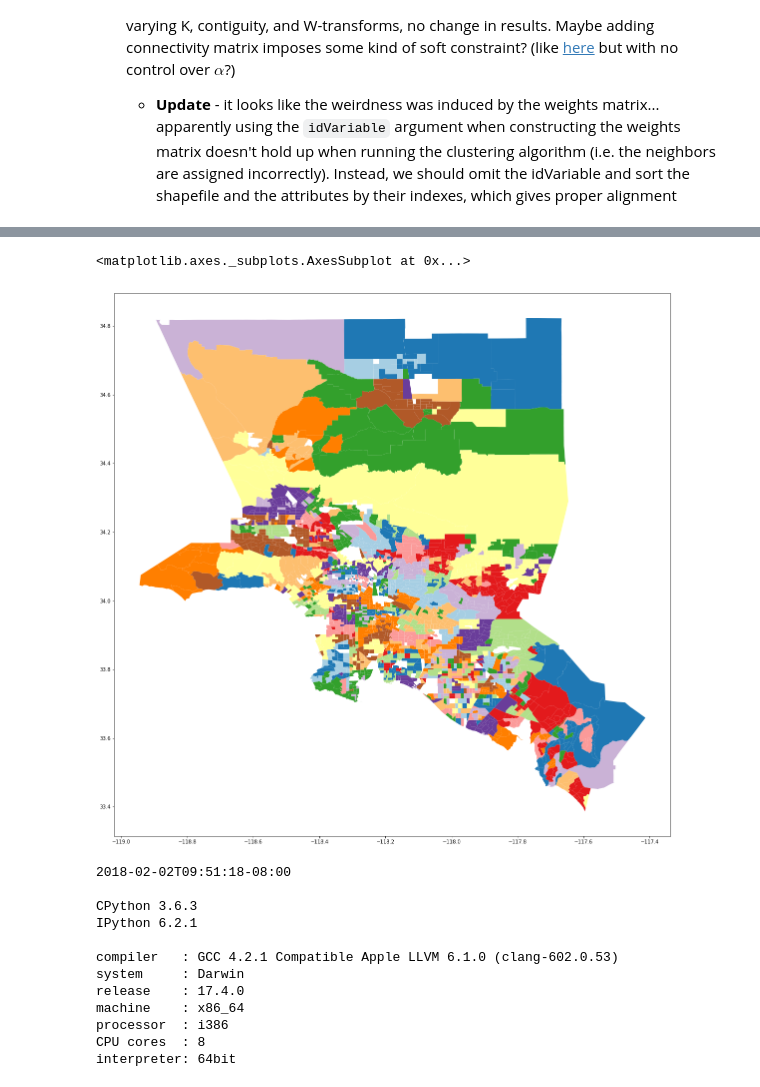
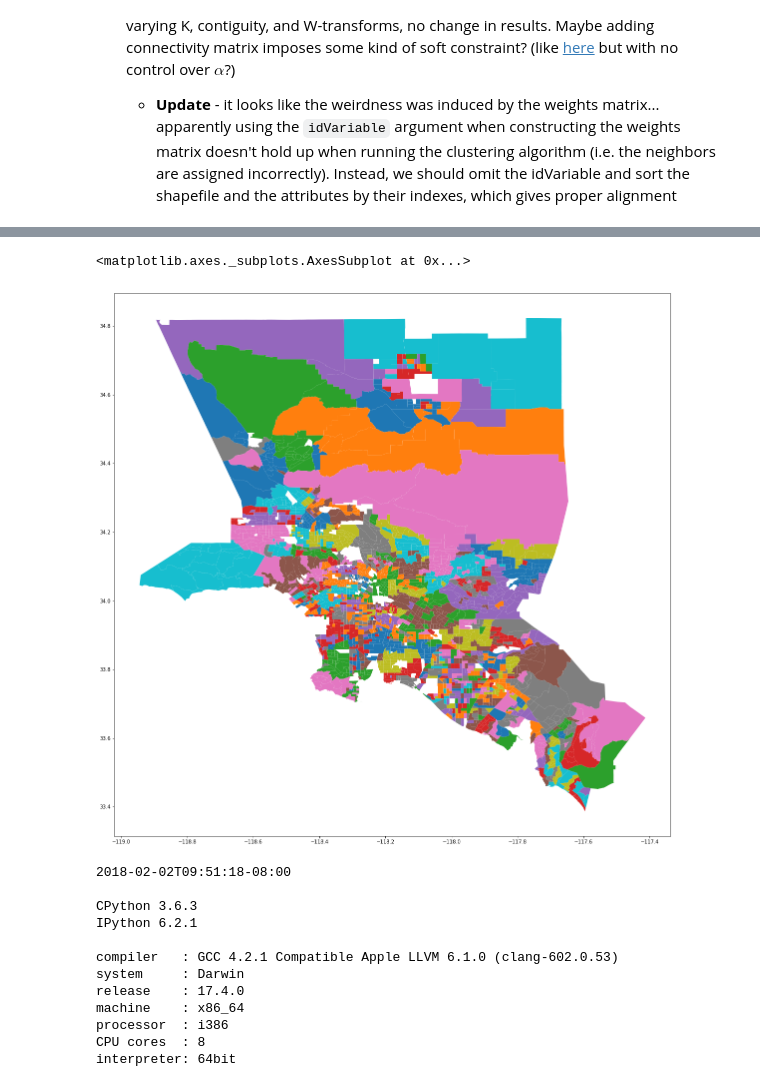
Before and after one commit to knaaptime/spatial-cluster-examples, a Jupyter notebook: Spatial and non-spatial clustering.ipynb, the cells around one changed output, grey strips where cells are left out. Cells and saved outputs as stored; diff of their text form; code cells hidden in the pictures.

Commit message:
add examples from standalone `region` module

```diff
--- a/Spatial and non-spatial clustering.ipynb
+++ b/Spatial and non-spatial clustering.ipynb
@@ -111,7 +116,9 @@ array([[  59844.3380272 ,   84164.59426985,   57225.03853882,
 attrs.to_csv('data/la_data.csv')
 shp.reset_index().to_file('data/la_msa.shp')
 # %%
-w = ps.queen_from_shapefile('data/la_msa.shp')
+w = ps.rook_from_shapefile('data/la_msa.shp')
+# %%
+w.transform = 'b'
 # %% [markdown]
 ## Kmeans and Hierarchical (non-spatial)
 # %%
@@ -142,2 +153,2 @@ shp.merge(attrs.assign(cluster = kmeans.labels_), left_index=True, right_index=T
 # %%
-maxp_clusters = Maxp(w, attrs.reset_index().values, floor = 40, floor_variable = np.ones((2779, 1)), initial = 500)
+maxp_clusters = Maxp(w, attrs.reset_index().drop('geoid', axis=1).values, floor = 40, floor_variable = np.ones((2779, 1)), initial = 50, verbose=True)
@@ -196,10 +211,10 @@ maxp_clusters.area2region
 # %%
 fig, ax = plt.subplots(figsize=(20,20))
 
-shp.merge(attrs.assign(maxp_cluster = maxp_clusters.area2region), left_index=True, right_index=True).plot(column="maxp_cluster", cmap='Paired', categorical=True, ax=ax)
+shp.merge(attrs.assign(maxp_cluster = maxp_clusters.area2region), left_index=True, right_index=True).plot(column="maxp_cluster",  categorical=True, ax=ax)
 # %% [output]
 <matplotlib.axes._subplots.AxesSubplot at 0x...>
-[figure, old version]
+[figure, new version]
 # %%
 %load_ext watermark
 # %%
```
Also changed, not shown: parts of 14 cells of this notebook, 4 other files.
